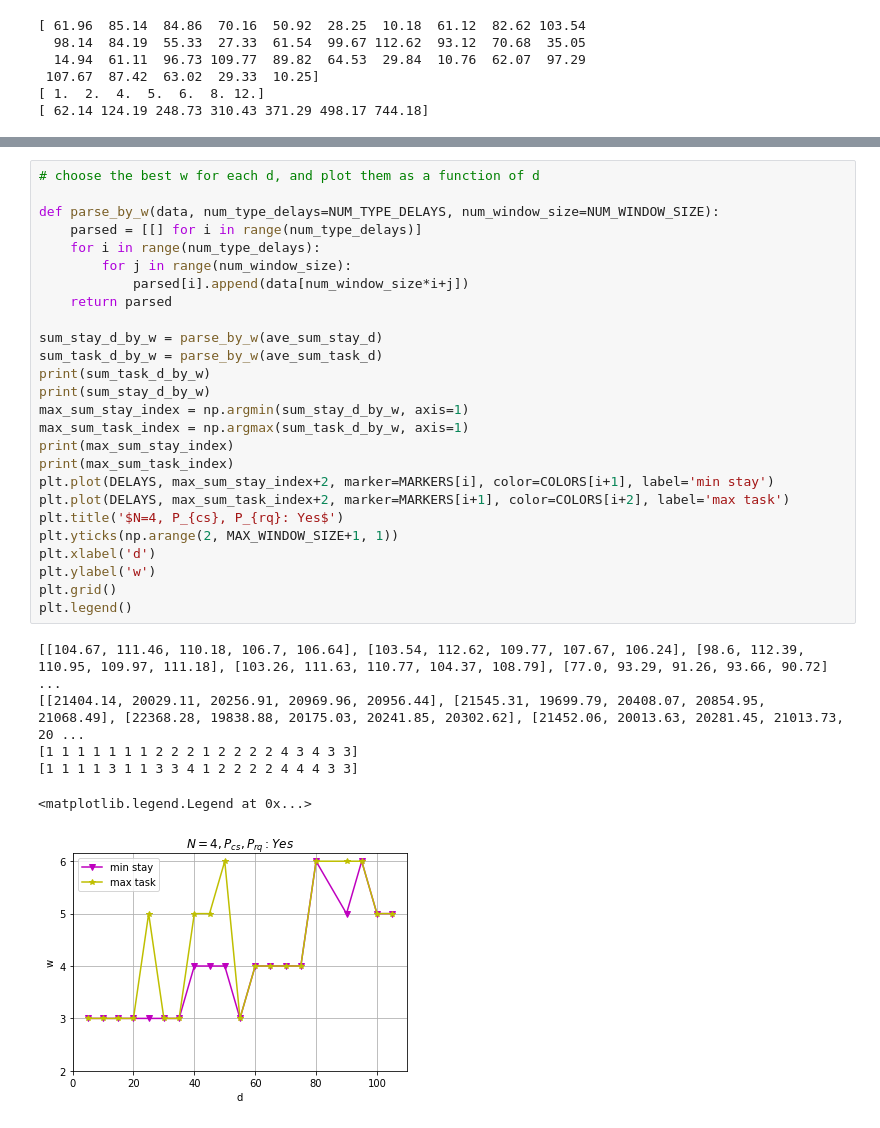
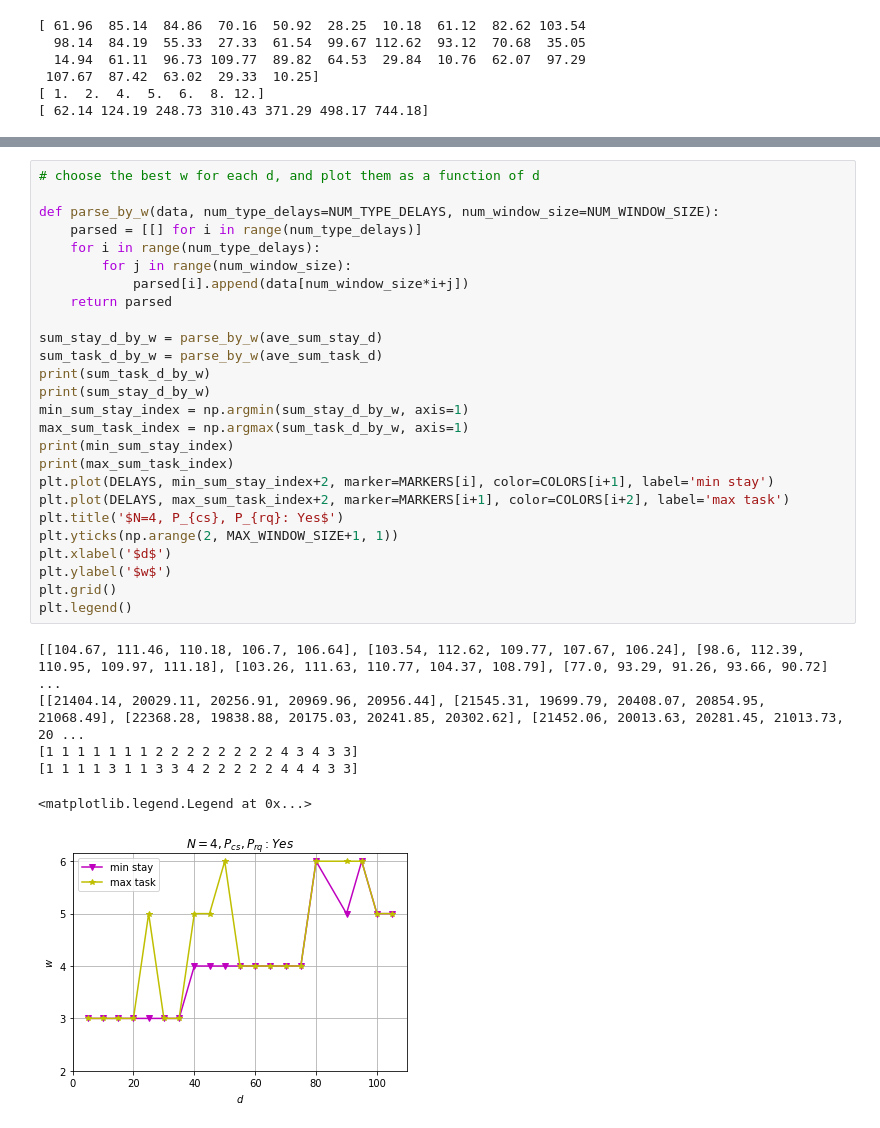
Before and after one commit to shoooooman/pad-data, a Jupyter notebook: data_plot.ipynb, the cells around one changed output, grey strips where cells are left out. Saved outputs shown, nothing was run; the diff lists cells and outputs as text.

```diff
--- a/data_plot.ipynb
+++ b/data_plot.ipynb
@@ -175,36 +176,36 @@ data_plot_d(DELAYS_AROUND_55, parse_wx_to_dx(ave_sum_task_d_55, num_type_delays=
 # %%
 # choose the best w for each d, and plot them as a function of d
 
 def parse_by_w(data, num_type_delays=NUM_TYPE_DELAYS, num_window_size=NUM_WINDOW_SIZE):
     parsed = [[] for i in range(num_type_delays)]
     for i in range(num_type_delays):
         for j in range(num_window_size):
             parsed[i].append(data[num_window_size*i+j])
     return parsed
 
 sum_stay_d_by_w = parse_by_w(ave_sum_stay_d)
 sum_task_d_by_w = parse_by_w(ave_sum_task_d)
 print(sum_task_d_by_w)
 print(sum_stay_d_by_w)
-max_sum_stay_index = np.argmin(sum_stay_d_by_w, axis=1)
+min_sum_stay_index = np.argmin(sum_stay_d_by_w, axis=1)
 max_sum_task_index = np.argmax(sum_task_d_by_w, axis=1)
-print(max_sum_stay_index)
+print(min_sum_stay_index)
 print(max_sum_task_index)
-plt.plot(DELAYS, max_sum_stay_index+2, marker=MARKERS[i], color=COLORS[i+1], label='min stay')
+plt.plot(DELAYS, min_sum_stay_index+2, marker=MARKERS[i], color=COLORS[i+1], label='min stay')
 plt.plot(DELAYS, max_sum_task_index+2, marker=MARKERS[i+1], color=COLORS[i+2], label='max task')
 plt.title('$N=4, P_{cs}, P_{rq}: Yes$')
 plt.yticks(np.arange(2, MAX_WINDOW_SIZE+1, 1))
-plt.xlabel('d')
-plt.ylabel('w')
+plt.xlabel('$d$')
+plt.ylabel('$w$')
 plt.grid()
 plt.legend()
 # %% [output]
 [[104.67, 111.46, 110.18, 106.7, 106.64], [103.54, 112.62, 109.77, 107.67, 106.24], [98.6, 112.39, 110.95, 109.97, 111.18], [103.26, 111.63, 110.77, 104.37, 108.79], [77.0, 93.29, 91.26, 93.66, 90.72] ...
 [[21404.14, 20029.11, 20256.91, 20969.96, 20956.44], [21545.31, 19699.79, 20408.07, 20854.95, 21068.49], [22368.28, 19838.88, 20175.03, 20241.85, 20302.62], [21452.06, 20013.63, 20281.45, 21013.73, 20 ...
-[1 1 1 1 1 1 1 2 2 2 1 2 2 2 2 4 3 4 3 3]
-[1 1 1 1 3 1 1 3 3 4 1 2 2 2 2 4 4 4 3 3]
+[1 1 1 1 1 1 1 2 2 2 2 2 2 2 2 4 3 4 3 3]
+[1 1 1 1 3 1 1 3 3 4 2 2 2 2 2 4 4 4 3 3]
 <matplotlib.legend.Legend at 0x...>
-[figure, old version]
+[figure, new version]
 # %%
 priority_d_20, window_d_20, num_nodes_d_20, ave_sum_stay_d_20, se_sum_stay_d_20, ave_sum_task_d_20, se_sum_task_d_20, ave_var_task_d_20, se_var_task_d_20 = np.loadtxt("./data/delay/a_20/data_summary", delimiter=',', unpack=True)
 print(parse_wx_to_dx(ave_sum_stay_d_20, num_type_delays=4))
```
Also changed, not shown: parts of 6 cells of this notebook, 11 other files.
